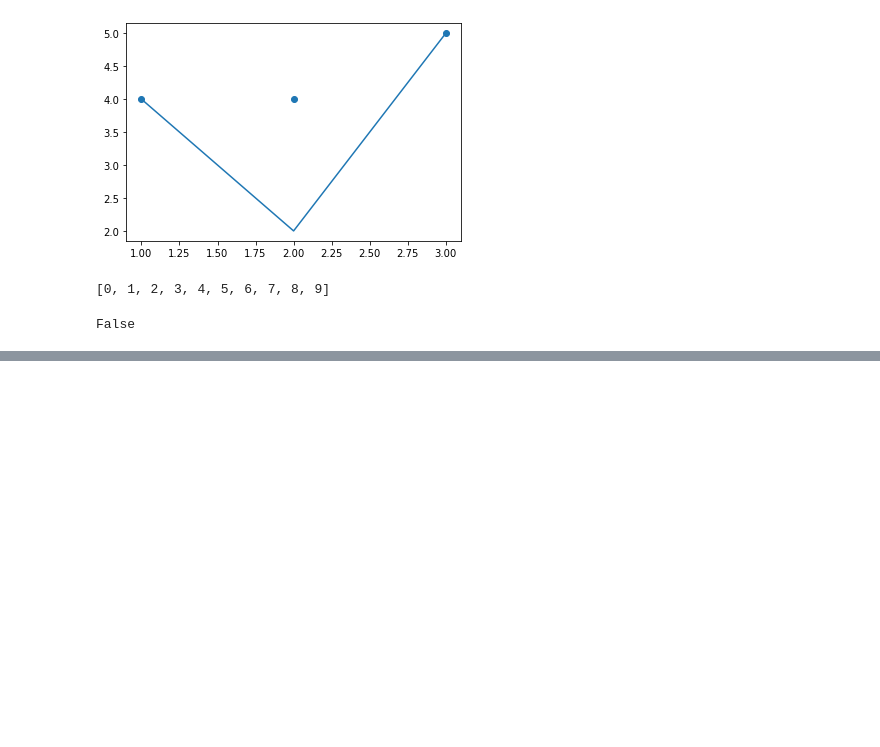
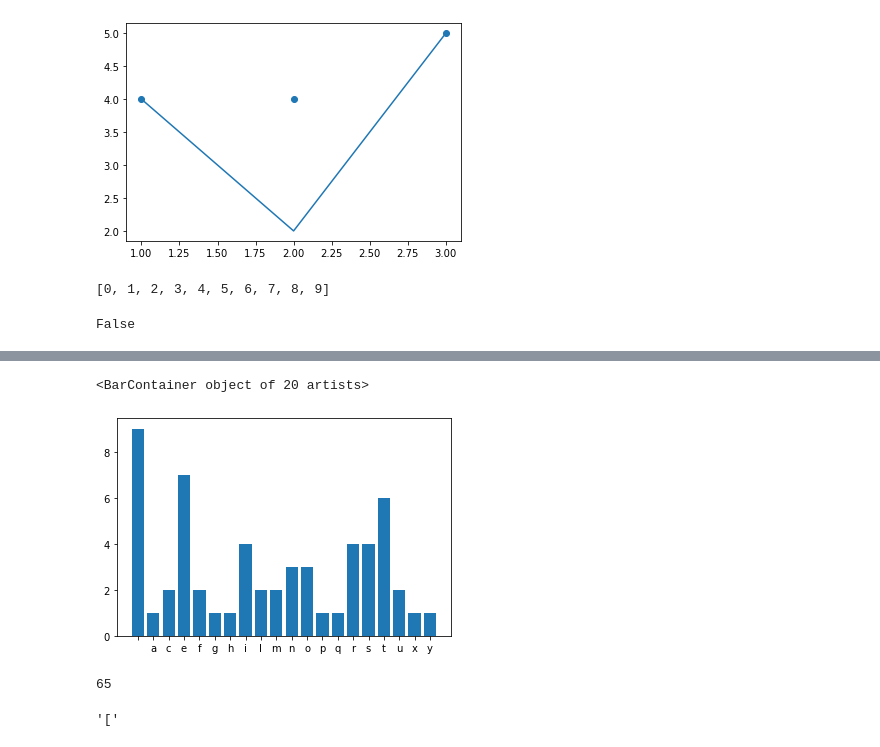
Before and after one commit to millera2/millera2.github.io, a Jupyter notebook: CS-111/CS111-scratch-pad.ipynb, the cells around one changed output, grey strips where cells are left out. Drawn from its saved outputs; the diff is of its cells as text; code cells hidden in the pictures; blank space fills up the shorter version.

```diff
--- a/CS-111/CS111-scratch-pad.ipynb
+++ b/CS-111/CS111-scratch-pad.ipynb
@@ -1649,0 +2266,13 @@ False
+# %%
+pyplot.bar( [key[0] for key in sortedList], [value[1] for value in sortedList] )
+# %% [output]
+<BarContainer object of 20 artists>
+[figure, added]
+# %%
+ord("A")
+# %% [output]
+65
+# %%
+chr(91)
+# %% [output]
+'['
```
Also changed, not shown: parts of 93 cells of this notebook, 9 other files.
